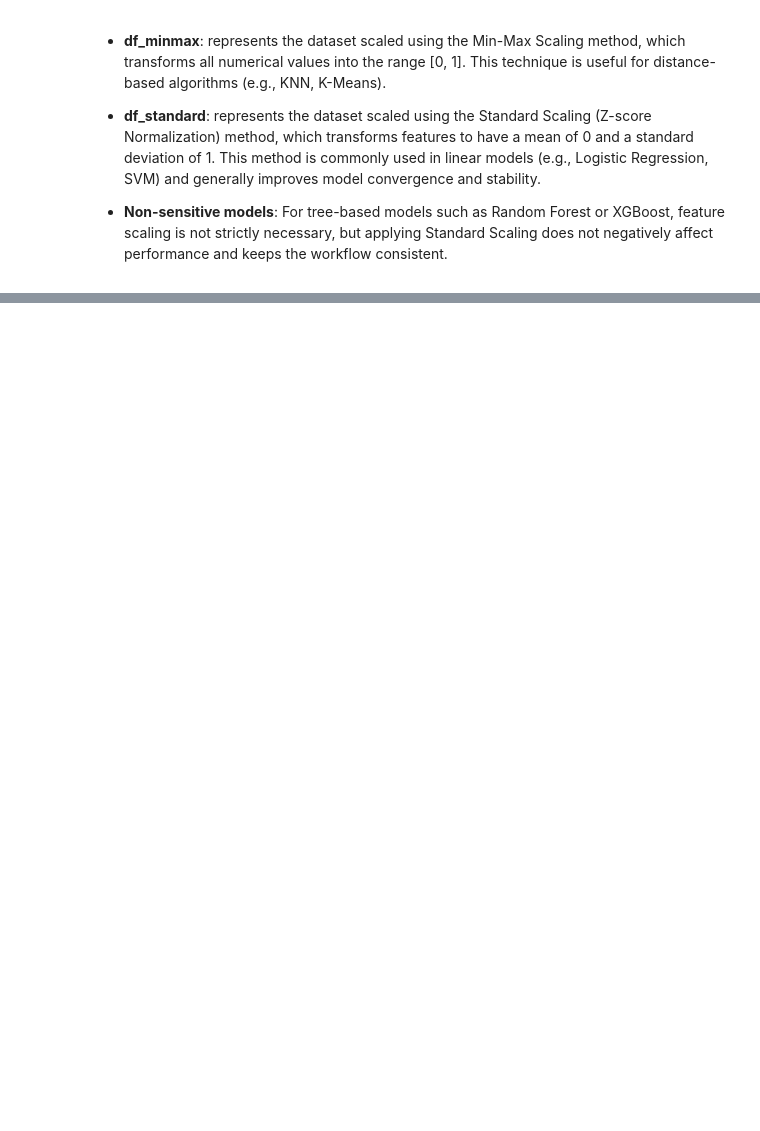
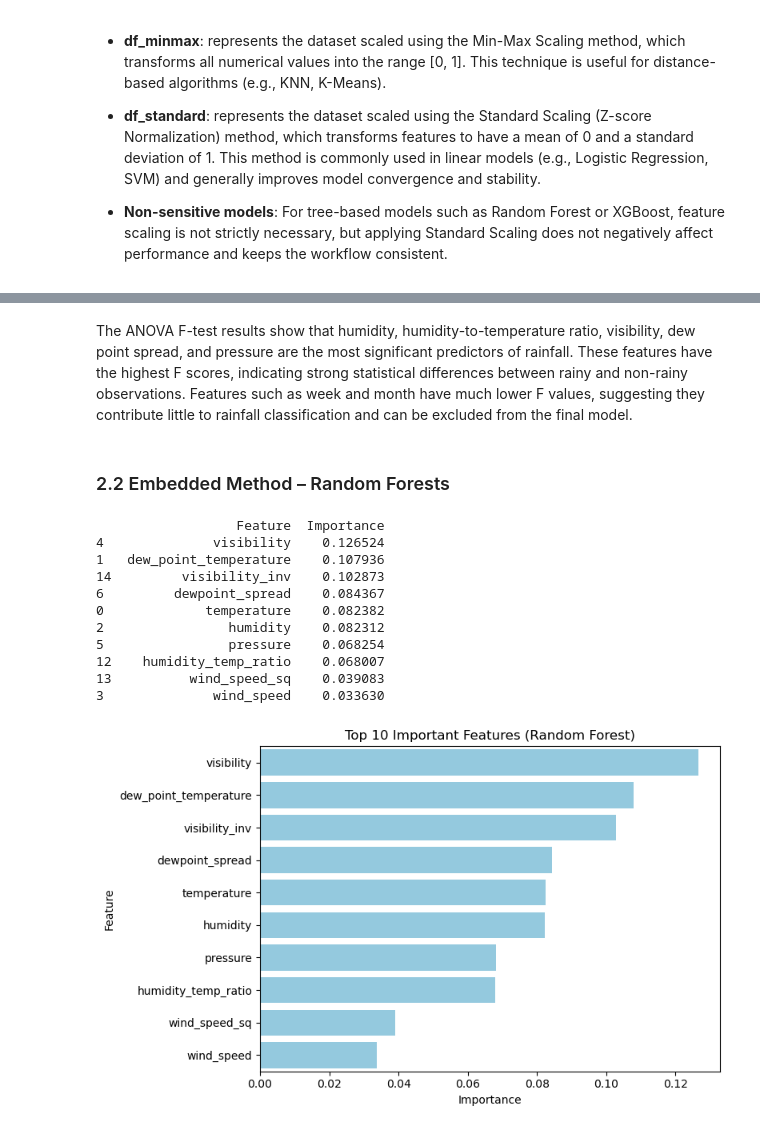
Before and after one commit to Yanyin-Chen-1156325/ST_ML_1156325, a Jupyter notebook: assignment3.ipynb, the cells around one changed output, grey strips where cells are left out. Drawn from its saved outputs; the diff is of its cells as text; code cells hidden in the pictures; blank space fills up the shorter version.

```diff
--- a/assignment3.ipynb
+++ b/assignment3.ipynb
@@ -141,0 +251,41 @@ display(df_standard[num_cols].describe().T.round(3).head())
+# %% [markdown]
+The ANOVA F-test results show that humidity, humidity-to-temperature ratio, visibility, dew point spread, and pressure are the most significant predictors of rainfall.
+These features have the highest F scores, indicating strong statistical differences between rainy and non-rainy observations.
+Features such as week and month have much lower F values, suggesting they contribute little to rainfall classification and can be excluded from the final model.
+# %% [markdown]
+### 2.2 Embedded Method – Random Forests
+# %%
+# Evaluate feature importance directly from a trained Random Forest model.
+
+# Train a Random Forest on the same data
+rf = RandomForestClassifier(random_state=42)
+rf.fit(X_train, y_train)
+
+# Extract and sort feature importance
+rf_importances = pd.DataFrame({
+    'Feature': X_train.columns,
+    'Importance': rf.feature_importances_
+}).sort_values(by='Importance', ascending=False)
+
+# Display top 10 important features
+print(rf_importances.head(10))
+
+# Visualize importance
+plt.figure(figsize=(8,5))
+sns.barplot(x='Importance', y='Feature', data=rf_importances.head(10), color='skyblue')
+plt.title("Top 10 Important Features (Random Forest)")
+plt.tight_layout()
+plt.show()
+# %% [output]
+                  Feature  Importance
+4              visibility    0.126524
+1   dew_point_temperature    0.107936
+14         visibility_inv    0.102873
+6         dewpoint_spread    0.084367
+0             temperature    0.082382
+2                humidity    0.082312
+5                pressure    0.068254
+12    humidity_temp_ratio    0.068007
+13          wind_speed_sq    0.039083
+3              wind_speed    0.033630
+[figure, added]
```
Also changed, not shown: parts of 8 cells of this notebook.
